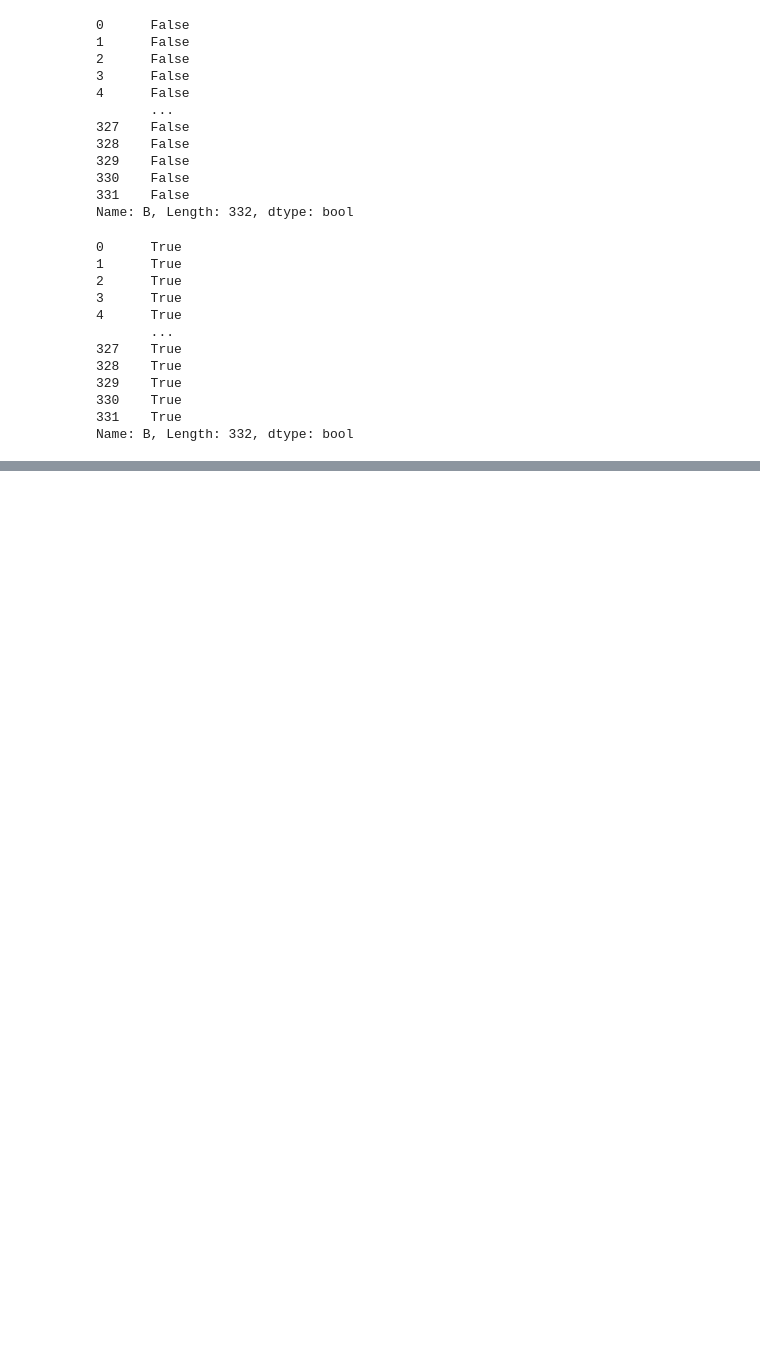
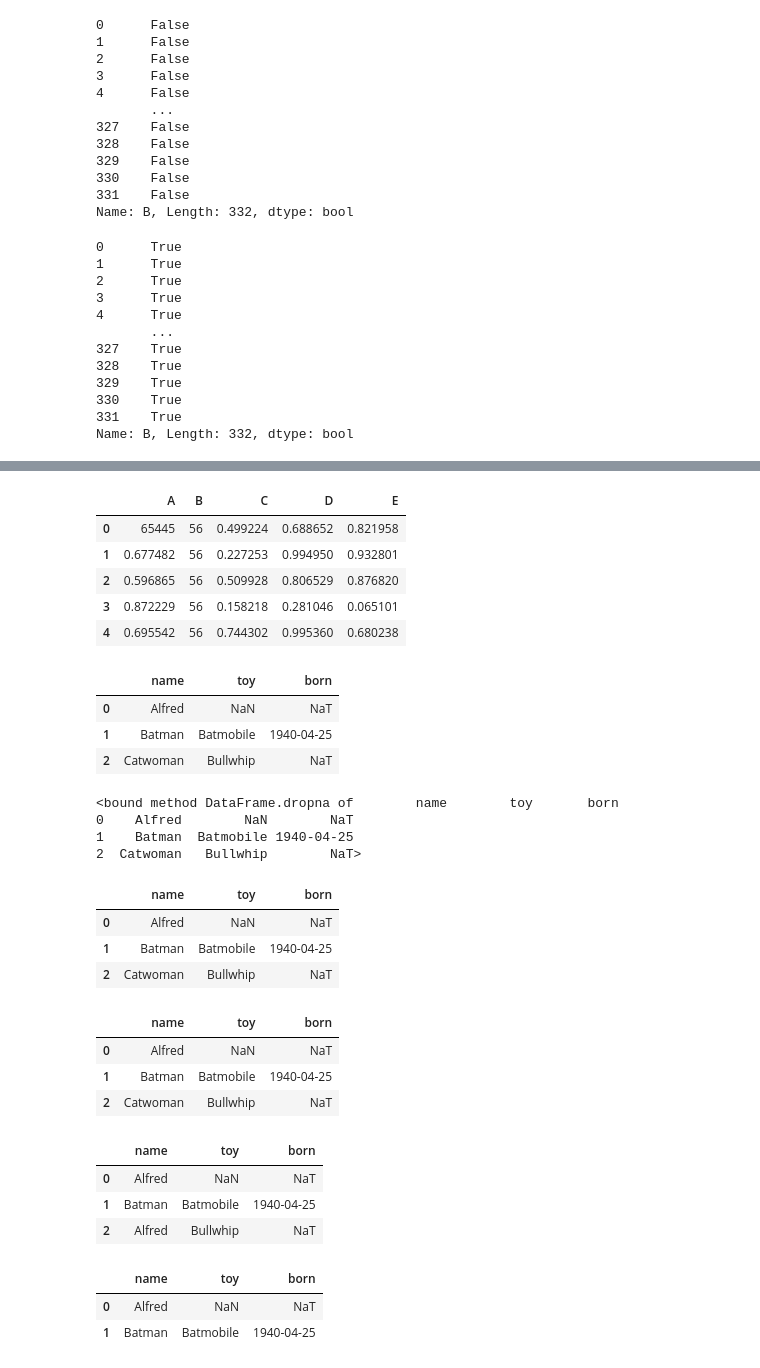
Before and after one commit to simakhter1109/python-journey, a Jupyter notebook: 05-Pandas/Pandas.ipynb, the cells around one changed output, grey strips where cells are left out. Saved outputs shown, nothing was run; the diff lists cells and outputs as text; code cells hidden in the pictures; blank space fills up the shorter version.

```diff
--- a/05-Pandas/Pandas.ipynb
+++ b/05-Pandas/Pandas.ipynb
@@ -661,0 +680,9 @@ Name: B, Length: 332, dtype: bool
+# %%
+df3.head()
+# %% [output]
+|  | A | B | C | D | E |
+| 0 | 65445 | 56 | 0.499224 | 0.688652 | 0.821958 |
+| 1 | 0.677482 | 56 | 0.227253 | 0.994950 | 0.932801 |
+| 2 | 0.596865 | 56 | 0.509928 | 0.806529 | 0.876820 |
+| 3 | 0.872229 | 56 | 0.158218 | 0.281046 | 0.065101 |
+| 4 | 0.695542 | 56 | 0.744302 | 0.995360 | 0.680238 |
@@ -661,0 +697,28 @@ Name: B, Length: 332, dtype: bool
+# %%
+df.head()
+# %% [output]
+|  | name | toy | born |
+| 0 | Alfred | NaN | NaT |
+| 1 | Batman | Batmobile | 1940-04-25 |
+| 2 | Catwoman | Bullwhip | NaT |
+# %%
+df.dropna
+# %% [output]
+<bound method DataFrame.dropna of        name        toy       born
+0    Alfred        NaN        NaT
+1    Batman  Batmobile 1940-04-25
+2  Catwoman   Bullwhip        NaT>
+# %%
+df.dropna(how = 'all')
+# %% [output]
+|  | name | toy | born |
+| 0 | Alfred | NaN | NaT |
+| 1 | Batman | Batmobile | 1940-04-25 |
+| 2 | Catwoman | Bullwhip | NaT |
+# %%
+df.dropna(how = 'all', axis = 1)
+# %% [output]
+|  | name | toy | born |
+| 0 | Alfred | NaN | NaT |
+| 1 | Batman | Batmobile | 1940-04-25 |
+| 2 | Catwoman | Bullwhip | NaT |
@@ -661,0 +733,13 @@ Name: B, Length: 332, dtype: bool
+# %%
+dff
+# %% [output]
+|  | name | toy | born |
+| 0 | Alfred | NaN | NaT |
+| 1 | Batman | Batmobile | 1940-04-25 |
+| 2 | Alfred | Bullwhip | NaT |
+# %%
+dff.drop_duplicates(subset = ['name'])
+# %% [output]
+|  | name | toy | born |
+| 0 | Alfred | NaN | NaT |
+| 1 | Batman | Batmobile | 1940-04-25 |
```
Also changed, not shown: parts of 4 cells of this notebook.
